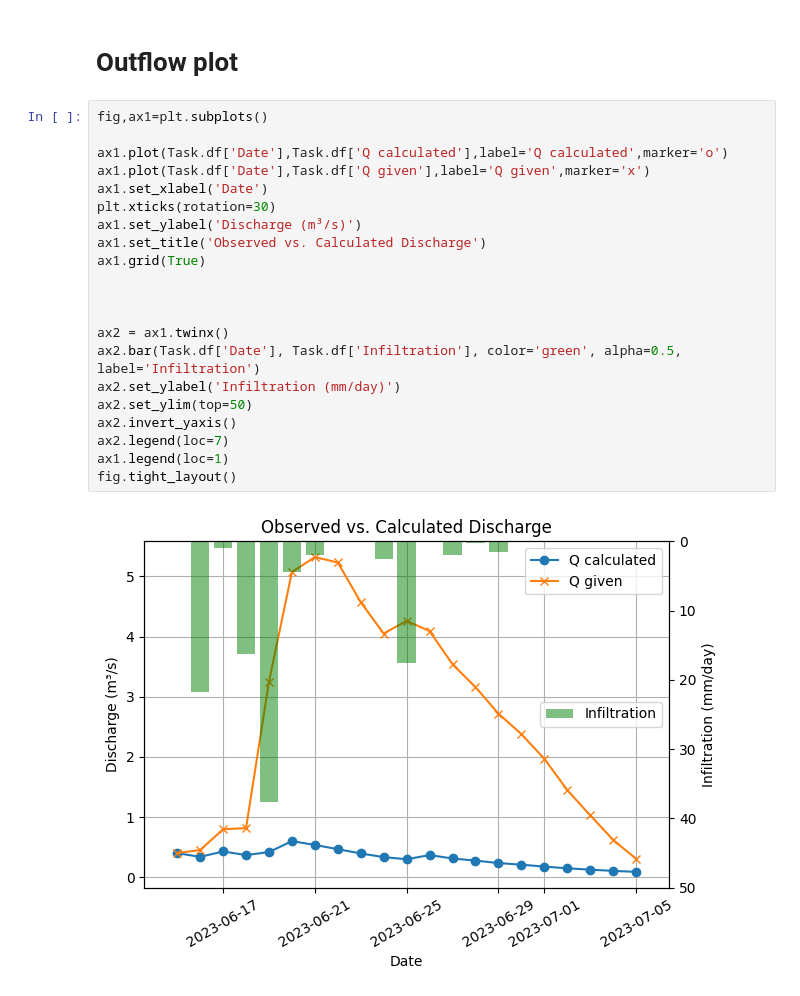
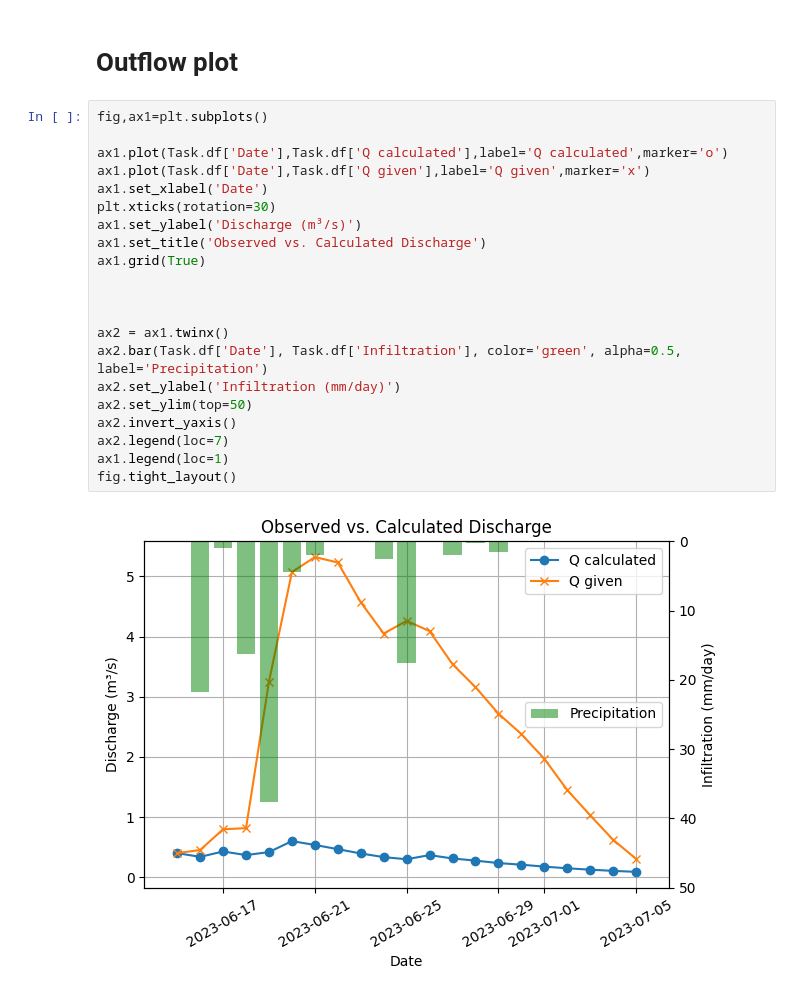
Before and after one commit to sujanmaharjan99/UoS_UoA, a Jupyter notebook: Visualization.ipynb, the cells around one changed output. Drawn from its saved outputs; the diff is of its cells as text.

```diff
--- a/Visualization.ipynb
+++ b/Visualization.ipynb
@@ -9,23 +31,23 @@ import Task     #import values from previous file
 # %%
 fig,ax1=plt.subplots()
 
 ax1.plot(Task.df['Date'],Task.df['Q calculated'],label='Q calculated',marker='o')
 ax1.plot(Task.df['Date'],Task.df['Q given'],label='Q given',marker='x')
 ax1.set_xlabel('Date')
 plt.xticks(rotation=30)
 ax1.set_ylabel('Discharge (m³/s)')
 ax1.set_title('Observed vs. Calculated Discharge')
 ax1.grid(True)
 
 
 
 ax2 = ax1.twinx()
-ax2.bar(Task.df['Date'], Task.df['Infiltration'], color='green', alpha=0.5, label='Infiltration')
+ax2.bar(Task.df['Date'], Task.df['Infiltration'], color='green', alpha=0.5, label='Precipitation')
 ax2.set_ylabel('Infiltration (mm/day)')
 ax2.set_ylim(top=50)
 ax2.invert_yaxis()
 ax2.legend(loc=7)
 ax1.legend(loc=1)
 fig.tight_layout()
 # %% [output]
-[figure, old version]
+[figure, new version]
```
Also changed, not shown: parts of 4 cells of this notebook, 3 other files.
